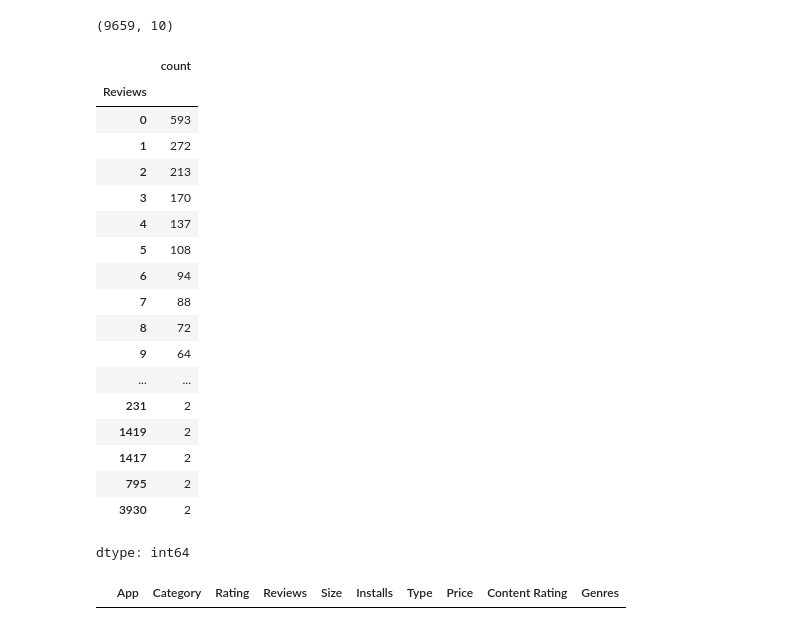
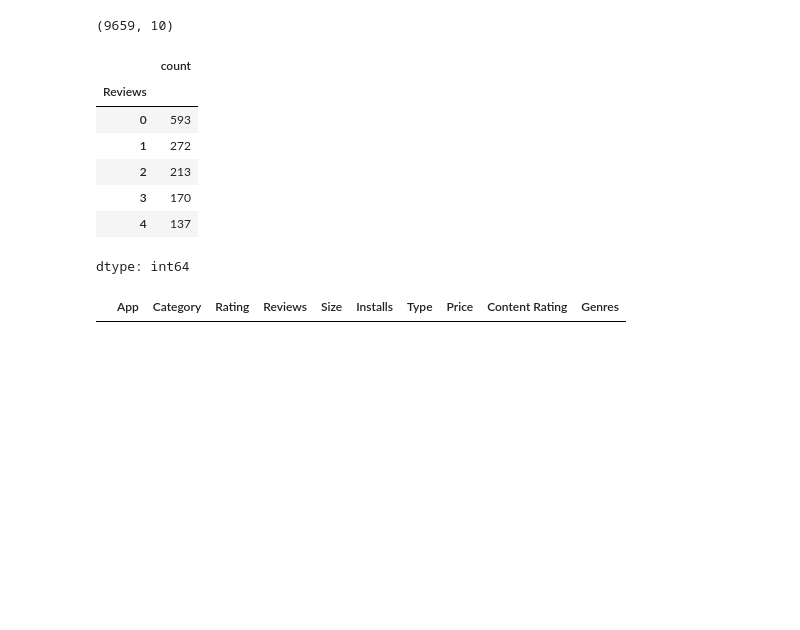
Before and after one commit to RajKumar0710/google-play-store-data-eda, a Jupyter notebook: Capstone_EDA_Module.ipynb, the cells around one changed output. Saved outputs shown, nothing was run; the diff lists cells and outputs as text; code cells hidden in the pictures; blank space fills up the shorter version.

```diff
--- a/Capstone_EDA_Module.ipynb
+++ b/Capstone_EDA_Module.ipynb
@@ -535,26 +535,15 @@ play_store_df1.shape
 # %%
 pd.set_option('display.max_rows', None)
 # %%
-play_store_df1['Reviews'].value_counts()  #we check the same for reviews too, there were no strings or texts there in them, but reviews is injected as object here, which we convert to int type later
+play_store_df1['Reviews'].value_counts().head()  #we check the same for reviews too, there were no strings or texts there in them, but reviews is injected as object here, which we convert to int type later
 # %% [output]
 |  | count |
 | Reviews |  |
 | 0 | 593 |
 | 1 | 272 |
 | 2 | 213 |
 | 3 | 170 |
 | 4 | 137 |
-| 5 | 108 |
-| 6 | 94 |
-| 7 | 88 |
-| 8 | 72 |
-| 9 | 64 |
-| ... | ... |
-| 231 | 2 |
-| 1419 | 2 |
-| 1417 | 2 |
-| 795 | 2 |
-| 3930 | 2 |
 dtype: int64
 # %%
 pd.reset_option('display.max_rows')
```
